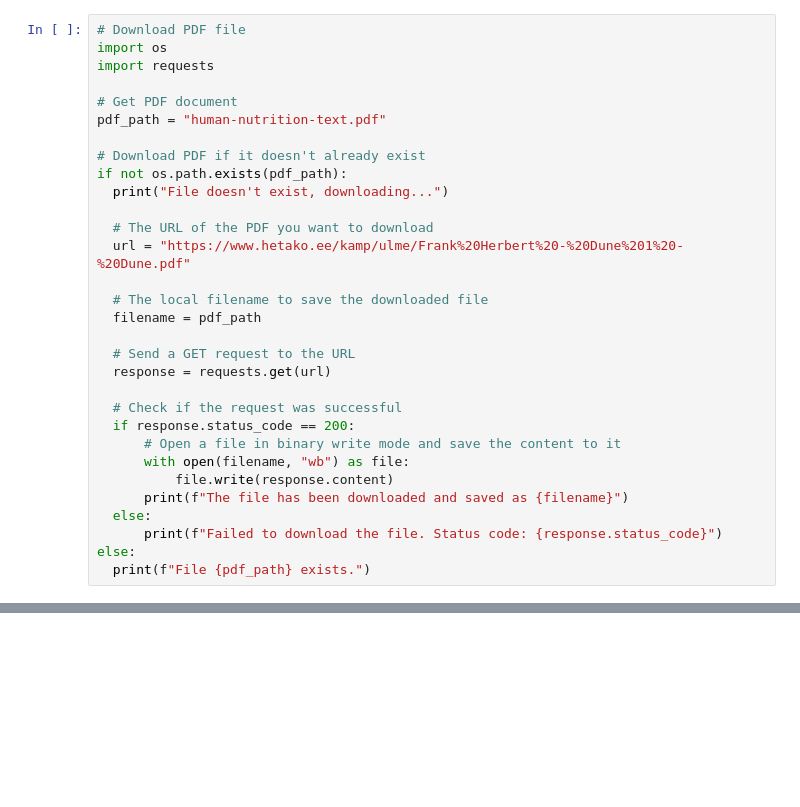
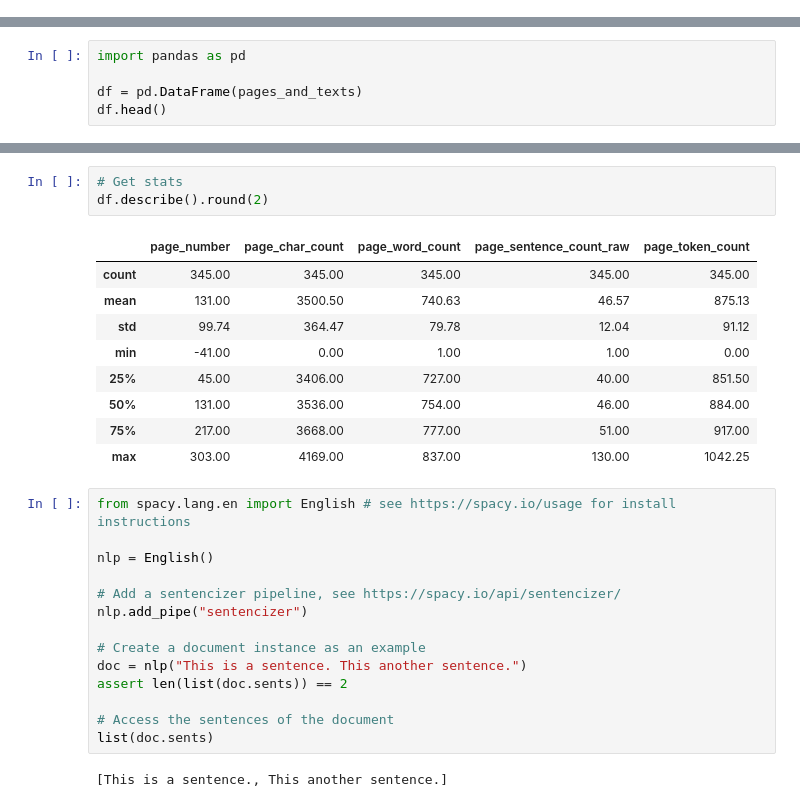
Before and after one commit to telyotarsyn/simple_llm_rag, a Jupyter notebook: Simple_RAG_petproject.ipynb, the cells around one changed output, grey strips where cells are left out. Saved outputs shown, nothing was run; the diff lists cells and outputs as text; blank space fills up the shorter version.

Commit message:
#6: Added public copy of Dune and started tokenizing it

```diff
--- a/Simple_RAG_petproject.ipynb
+++ b/Simple_RAG_petproject.ipynb
@@ -56,31 +87,0 @@ Successfully installed xformers-0.0.35
-# %%
-# Download PDF file
-import os
-import requests
-
-# Get PDF document
-pdf_path = "human-nutrition-text.pdf"
-
-# Download PDF if it doesn't already exist
-if not os.path.exists(pdf_path):
-  print("File doesn't exist, downloading...")
-
-  # The URL of the PDF you want to download
-  url = "https://www.hetako.ee/kamp/ulme/Frank%20Herbert%20-%20Dune%201%20-%20Dune.pdf"
-
-  # The local filename to save the downloaded file
-  filename = pdf_path
-
-  # Send a GET request to the URL
-  response = requests.get(url)
-
-  # Check if the request was successful
-  if response.status_code == 200:
-      # Open a file in binary write mode and save the content to it
-      with open(filename, "wb") as file:
-          file.write(response.content)
-      print(f"The file has been downloaded and saved as {filename}")
-  else:
-      print(f"Failed to download the file. Status code: {response.status_code}")
-else:
-  print(f"File {pdf_path} exists.")
@@ -89,0 +186,5 @@ The file has been downloaded and saved as human-nutrition-text.pdf
+# %%
+import pandas as pd
+
+df = pd.DataFrame(pages_and_texts)
+df.head()
@@ -89,0 +198,29 @@ The file has been downloaded and saved as human-nutrition-text.pdf
+# %%
+# Get stats
+df.describe().round(2)
+# %% [output]
+|  | page_number | page_char_count | page_word_count | page_sentence_count_raw | page_token_count |
+| count | 345.00 | 345.00 | 345.00 | 345.00 | 345.00 |
+| mean | 131.00 | 3500.50 | 740.63 | 46.57 | 875.13 |
+| std | 99.74 | 364.47 | 79.78 | 12.04 | 91.12 |
+| min | -41.00 | 0.00 | 1.00 | 1.00 | 0.00 |
+| 25% | 45.00 | 3406.00 | 727.00 | 40.00 | 851.50 |
+| 50% | 131.00 | 3536.00 | 754.00 | 46.00 | 884.00 |
+| 75% | 217.00 | 3668.00 | 777.00 | 51.00 | 917.00 |
+| max | 303.00 | 4169.00 | 837.00 | 130.00 | 1042.25 |
+# %%
+from spacy.lang.en import English # see https://spacy.io/usage for install instructions
+
+nlp = English()
+
+# Add a sentencizer pipeline, see https://spacy.io/api/sentencizer/
+nlp.add_pipe("sentencizer")
+
+# Create a document instance as an example
+doc = nlp("This is a sentence. This another sentence.")
+assert len(list(doc.sents)) == 2
+
+# Access the sentences of the document
+list(doc.sents)
+# %% [output]
+[This is a sentence., This another sentence.]
```
Also changed, not shown: parts of 9 cells of this notebook.
